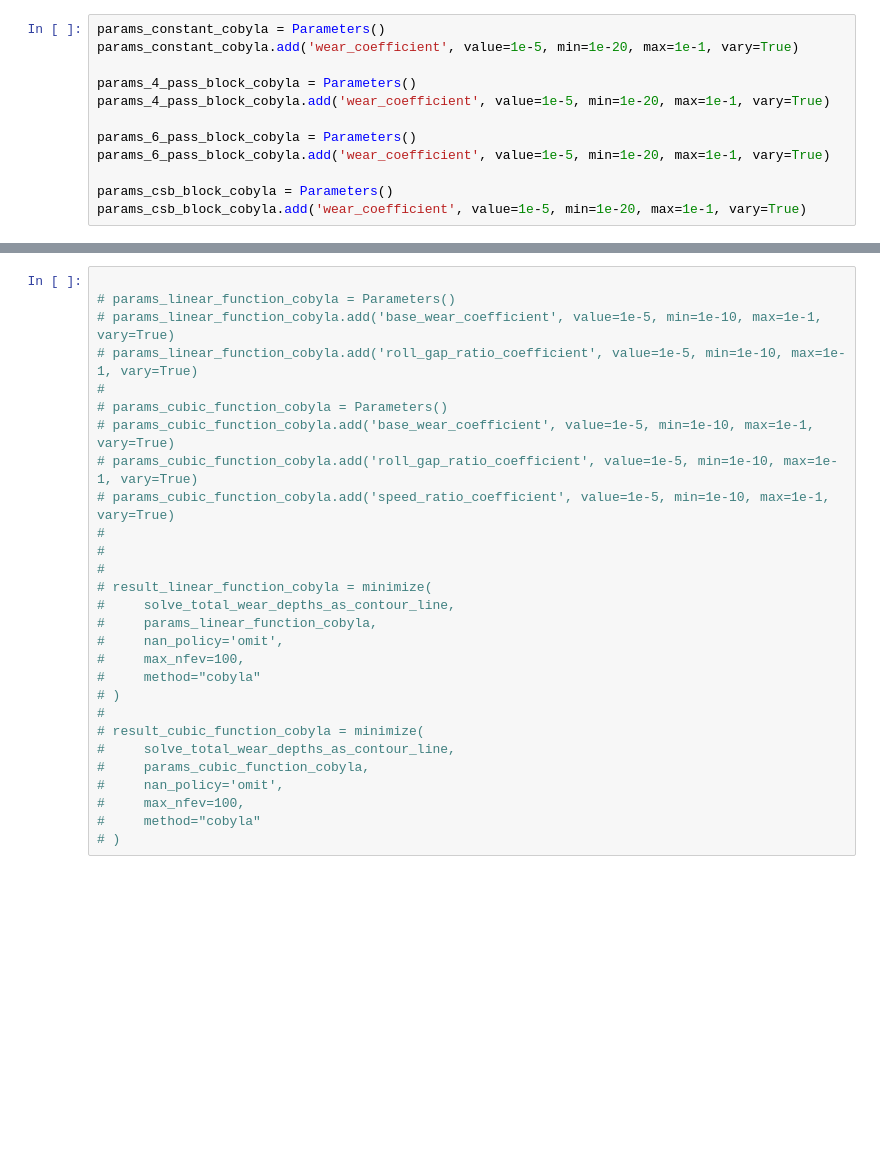
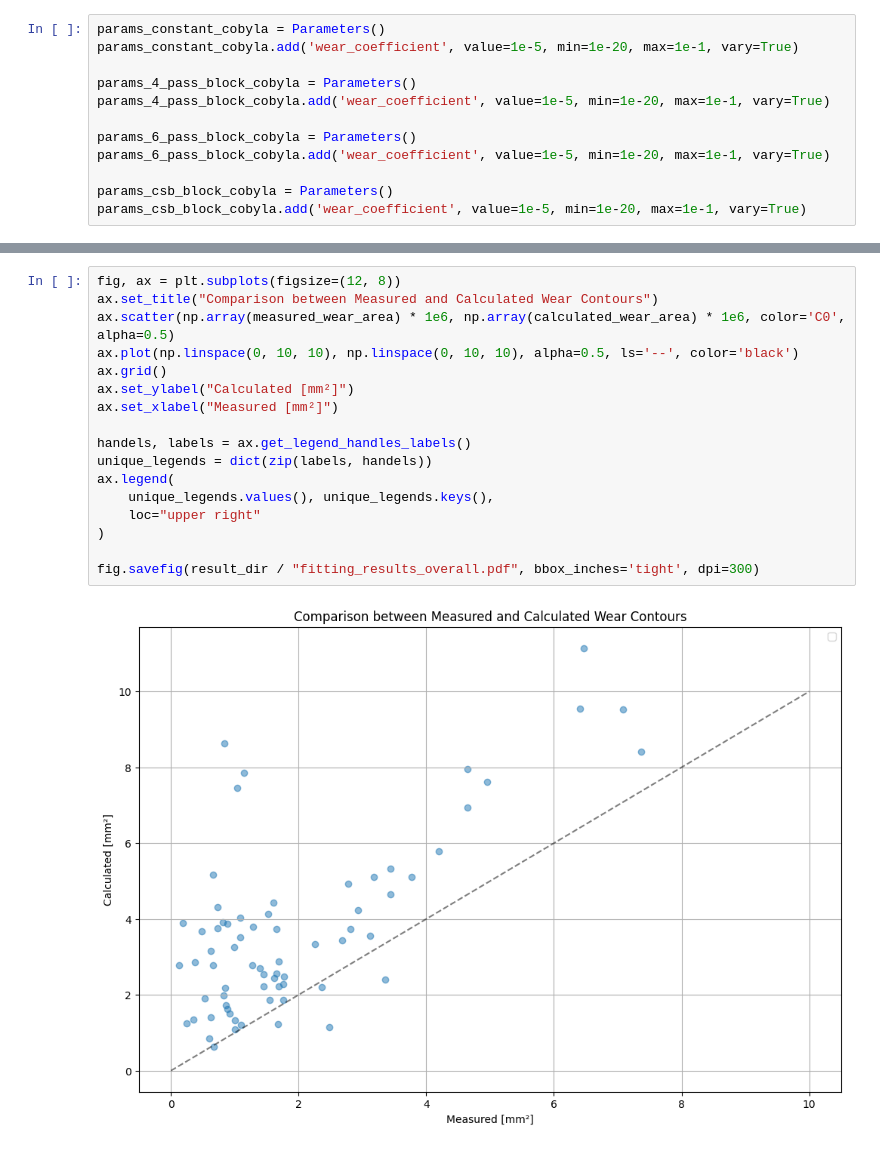
Before and after one commit to ChRen95/phd-thesis-fitting-wear-coefficient, a Jupyter notebook: coefficient_fitting.ipynb, the cells around one changed output, grey strips where cells are left out. Cells and saved outputs as stored; diff of their text form; blank space fills up the shorter version.

```diff
--- a/coefficient_fitting.ipynb
+++ b/coefficient_fitting.ipynb
@@ -380,28 +286,19 @@ ax.legend(
 # %%
+fig, ax = plt.subplots(figsize=(12, 8))
+ax.set_title("Comparison between Measured and Calculated Wear Contours")
+ax.scatter(np.array(measured_wear_area) * 1e6, np.array(calculated_wear_area) * 1e6, color='C0', alpha=0.5)
+ax.plot(np.linspace(0, 10, 10), np.linspace(0, 10, 10), alpha=0.5, ls='--', color='black')
+ax.grid()
+ax.set_ylabel("Calculated [mm²]")
+ax.set_xlabel("Measured [mm²]")
 
-# params_linear_function_cobyla = Parameters()
-# params_linear_function_cobyla.add('base_wear_coefficient', value=1e-5, min=1e-10, max=1e-1, vary=True)
-# params_linear_function_cobyla.add('roll_gap_ratio_coefficient', value=1e-5, min=1e-10, max=1e-1, vary=True)
-#
-# params_cubic_function_cobyla = Parameters()
-# params_cubic_function_cobyla.add('base_wear_coefficient', value=1e-5, min=1e-10, max=1e-1, vary=True)
-# params_cubic_function_cobyla.add('roll_gap_ratio_coefficient', value=1e-5, min=1e-10, max=1e-1, vary=True)
-# params_cubic_function_cobyla.add('speed_ratio_coefficient', value=1e-5, min=1e-10, max=1e-1, vary=True)
-#
-#
-#
-# result_linear_function_cobyla = minimize(
-#     solve_total_wear_depths_as_contour_line,
-#     params_linear_function_cobyla,
-#     nan_policy='omit',
-#     max_nfev=100,
-#     method="cobyla"
-# )
-#
-# result_cubic_function_cobyla = minimize(
-#     solve_total_wear_depths_as_contour_line,
-#     params_cubic_function_cobyla,
-#     nan_policy='omit',
-#     max_nfev=100,
-#     method="cobyla"
-# )
+handels, labels = ax.get_legend_handles_labels()
+unique_legends = dict(zip(labels, handels))
+ax.legend(
+    unique_legends.values(), unique_legends.keys(),
+    loc="upper right"
+)
+
+fig.savefig(result_dir / "fitting_results_overall.pdf", bbox_inches='tight', dpi=300)
+# %% [output]
+[figure, added]
```
Also changed, not shown: parts of 13 cells of this notebook, 6 other files.
